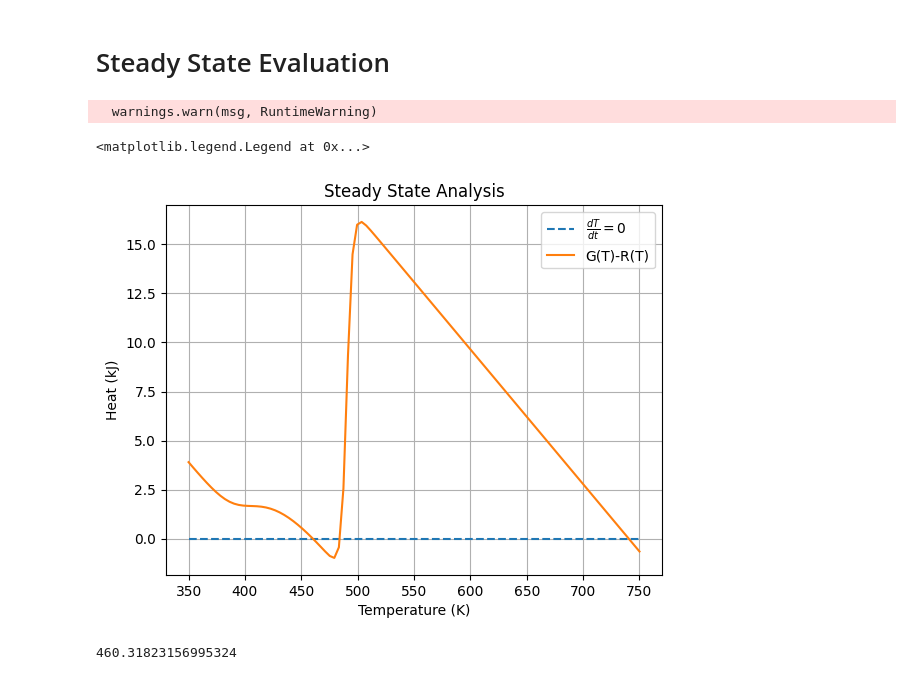
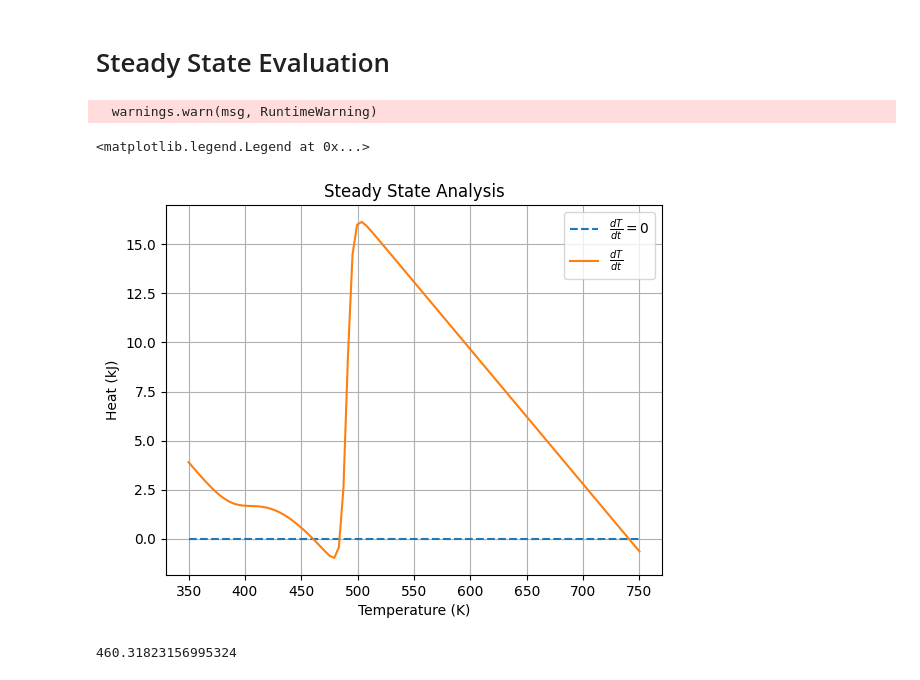
Before and after one commit to nibhscripta/461-Project, a Jupyter notebook: python_workbook.ipynb, the cells around one changed output. Cells and saved outputs as stored; diff of their text form; code cells hidden in the pictures.

```diff
--- a/python_workbook.ipynb
+++ b/python_workbook.ipynb
@@ -53,7 +53,7 @@ R = 8.314
 ## Symbolic Equation definitions
 # %%
 # define symbolic state space equations
-C_A, C_A, C_S, T, T_0, U = symbols('C_A, C_A, C_S, T, T_0, U')
+C_A, C_S, T, T_0, U = symbols('C_A, C_S, T, T_0, U')
 
 k_1 = k_10 * exp(-E_1 / T / R)
 k_2 = k_20 * exp(-E_2 / T / R)
@@ -89,24 +89,24 @@ def solve_heat(x):
 # %%
 # Steady state temperature analysis
 T_range = np.linspace(350, 750, 100)
 
 energy_balance = np.zeros(T_range.shape[0])
 
 plt.plot(T_range, energy_balance, '--', label=r"$\frac{dT}{dt}=0$")
 
 for i, val in enumerate(T_range):
     energy_balance[i] = solve_heat([val])[0]
 
-plt.plot(T_range, energy_balance, label="G(T)-R(T)")
+plt.plot(T_range, energy_balance, label=r"$\frac{dT}{dt}$")
 plt.title("Steady State Analysis")
 plt.xlabel("Temperature (K)")
 plt.ylabel("Heat (kJ)")
 plt.grid(which='both', axis='both')
 plt.legend()
 # %% [output]
   warnings.warn(msg, RuntimeWarning)
 <matplotlib.legend.Legend at 0x...>
-[figure, old version]
+[figure, new version]
 # %%
 # T_s evaluation
 T_s = fsolve(solve_heat, [460])[0]
```
Also changed, not shown: parts of 26 cells of this notebook, 9 other files.
